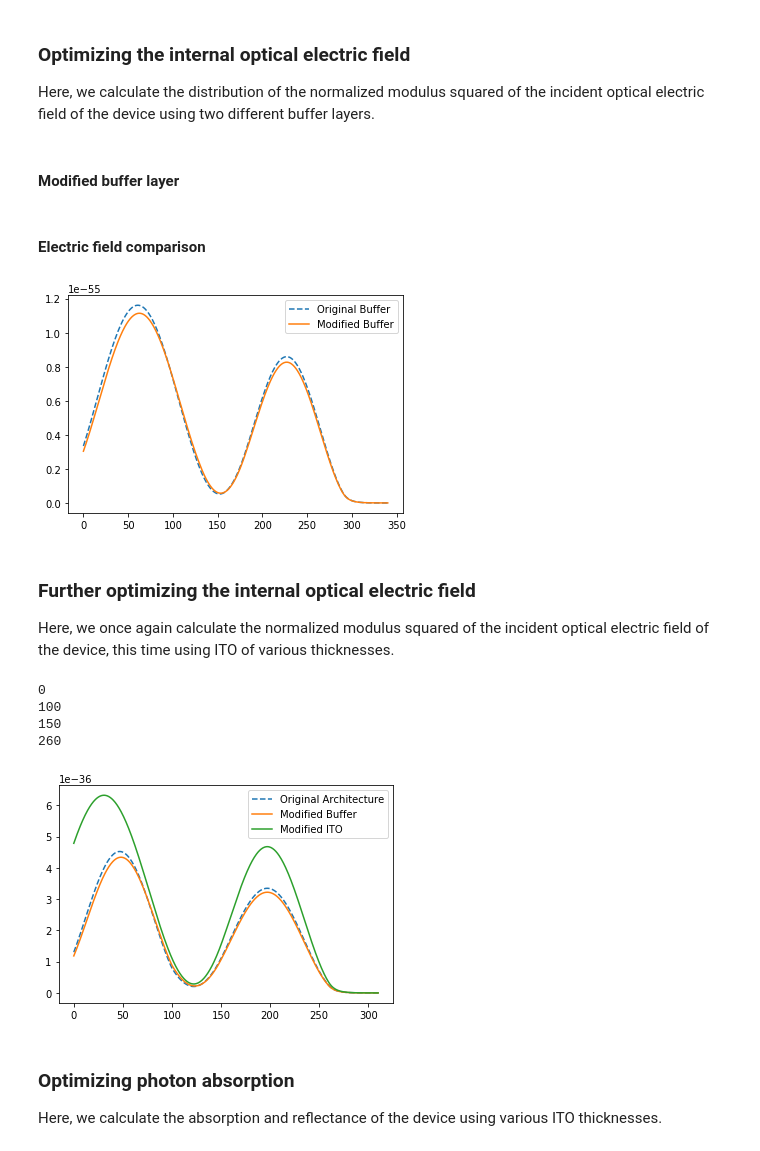
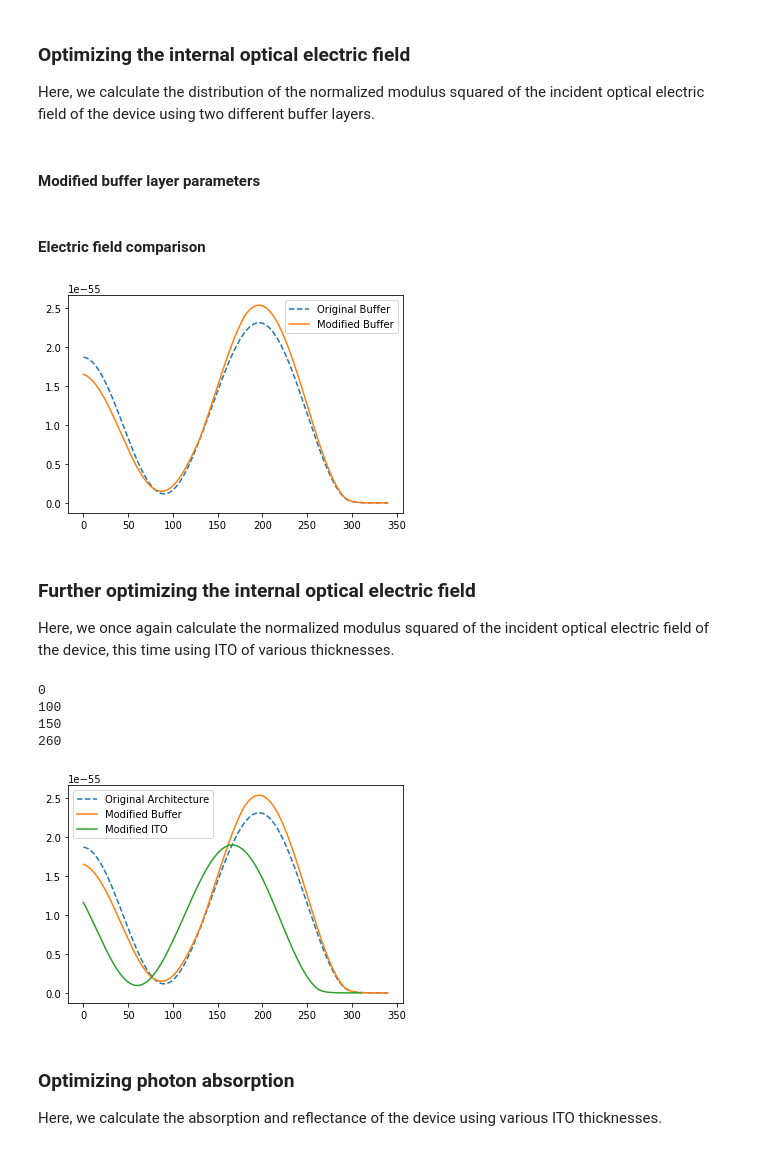
Before and after one commit to JohnPHealey/osc-optical-optimization, a Jupyter notebook: pedot_tfm_simulation.ipynb, the cells around one changed output. Saved outputs shown, nothing was run; the diff lists cells and outputs as text; code cells hidden in the pictures.

Commit message:
Adjust parameters to match yanfei

```diff
--- a/pedot_tfm_simulation.ipynb
+++ b/pedot_tfm_simulation.ipynb
@@ -141,9 +141,9 @@ r = np.array(r)
 #### Layer Matrices
 # %%
 # Layer phase thicknesses of [Ambient (for consistent indices), ITO, Buffer, Active, Cathode]
-d = [-1, 130, 50, 110, 50]
+d = [float("inf"), 130, 50, 110, 50]
 xi = q * (2 * math.pi / wavelength)
-xi[0] = -1 # ensure that both d and xi are negative for the ambient, since they shouldn't be used
+xi[0] = float("inf") # ensure that both d and xi are infinite for the ambient, since they shouldn't be used
 
 # The layer matrices will be calculated inline using these values rather than creating them all now in a 3-D array.
 # %% [markdown]
@@ -189,22 +189,22 @@ print(S)
 Here, we calculate the distribution of the normalized modulus squared of the incident optical electric field of the device using two different buffer layers.
 # %%
 # Returns the electric field at point x in layer j, given the partial scattering matrices.
-def electric_field(S_left, S_right, j, x, d=d):
-    exp_1 = cmath.exp(-1j*xi[j] * (d[j]-x))
-    exp_2 = cmath.exp(1j*xi[j] * (d[j]-x))
+def electric_field(S_left, S_right, j, x, thick=d):
+    exp_1 = cmath.exp(-1j*xi[j] * (thick[j]-x))
+    exp_2 = cmath.exp(1j*xi[j] * (thick[j]-x))
     numerator = (S_right[0][0] * exp_1) + (S_right[1][0] * exp_2)
 
-    exp_3 = cmath.exp(-1j*xi[j]*d[j])
-    exp_4 = cmath.exp(1j*xi[j]*d[j])
+    exp_3 = cmath.exp(-1j*xi[j]*thick[j])
+    exp_4 = cmath.exp(1j*xi[j]*thick[j])
     denominator = (S_left[0][0] * S_right[0][0] * exp_3) + (S_left[0][1] * S_right[1][0] * exp_4)
 
     return (numerator/denominator) * E_0
 # %% [markdown]
-#### Modified buffer layer
+#### Modified buffer layer parameters
 # %%
 # Determined optical properties of [Ambient, ITO, Modified Buffer, Active, Cathode (substrate)]
-eta_mod = np.array([1.0003, 1.736, 1.4, 2.11, 1.37166]) # refractive indices
-k_mod = np.array([0, 0.01178, 0.01, 0.126708, 7.60477]) # extinction coefficients
+eta_mod = np.array([1.0003, 1.736, 1.2, 1.5, 1.37166]) # refractive indices
+k_mod = np.array([0, 0.01178, 0.05, 0.1192994, 7.60477]) # extinction coefficients
 n_mod = eta_mod + 1j*k_mod # complex indices of refraction
 q_mod = n_mod # since we are assuming that the angle of incidence is 0
 
@@ -232,11 +232,11 @@ current_position = 0
 for j in range(1, m+2):
     # To the left of j:
     S_left = scattering_matrix(1, j-1)
-    S_left_mod = scattering_matrix(1, j-1, t=t_mod, r=r_mod)
+    S_left_mod = scattering_matrix(1, j-1, trans=t_mod, refl=r_mod)
 
     # To the right of j:
     S_right = scattering_matrix(j+1, m)
-    S_right_mod = scattering_matrix(j+1, m, t=t_mod, r=r_mod)
+    S_right_mod = scattering_matrix(j+1, m, trans=t_mod, refl=r_mod)
 
     # Electric field in j:
     x_j = np.linspace(0, d[j], 200) # values for position in this layer
@@ -253,7 +253,7 @@ plt.plot(position, E_mod_norm, label="Modified Buffer")
 plt.legend()
 plt.show()
 # %% [output]
-[figure, old version]
+[figure, new version]
 # %% [markdown]
 ### Further optimizing the internal optical electric field
 
@@ -261,35 +261,35 @@ Here, we once again calculate the normalized modulus squared of the incident opt
 # %%
 d_mod = [-1, 100, 50, 110, 50]
 E_ito_mod = []
 position_ito_mod = []
 current_position = 0
 for j in range(1, m+2):
     print(current_position)
     # To the left of j:
-    S_left = scattering_matrix(1, j-1, d=d_mod)
+    S_left = scattering_matrix(1, j-1, thick=d_mod)
 
     # To the right of j:
-    S_right = scattering_matrix(j+1, m, d=d_mod)
+    S_right = scattering_matrix(j+1, m, thick=d_mod)
 
     # Electric field in j:
     x_j = np.linspace(0, d_mod[j], 200) # values for position in this layer
     position_ito_mod.extend(x_j + current_position)
     current_position += d_mod[j]
     for x in x_j:
-        E_ito_mod.append(electric_field(S_left, S_right, j, x, d=d_mod))
+        E_ito_mod.append(electric_field(S_left, S_right, j, x, thick=d_mod))
 
 E_ito_mod_norm = np.array(np.abs(E_ito_mod)**2)
 plt.plot(position, E_norm, label="Original Architecture", linestyle='--')
 plt.plot(position, E_mod_norm, label="Modified Buffer")
 plt.plot(position_ito_mod, E_ito_mod_norm, label="Modified ITO")
 plt.legend()
 plt.show()
 # %% [output]
 0
 100
 150
 260
-[figure, old version]
+[figure, new version]
 # %% [markdown]
 ### Optimizing photon absorption
 
```
Also changed, not shown: parts of 3 cells of this notebook.
